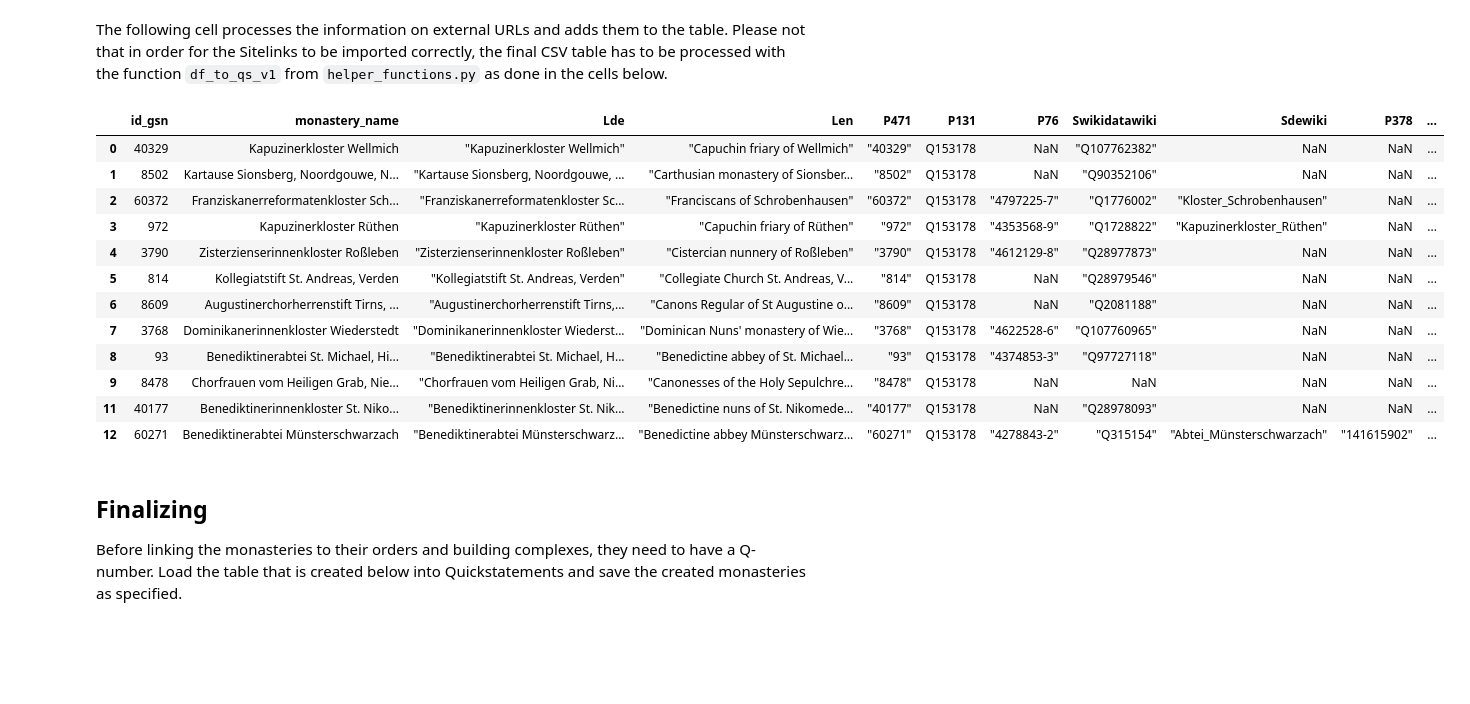
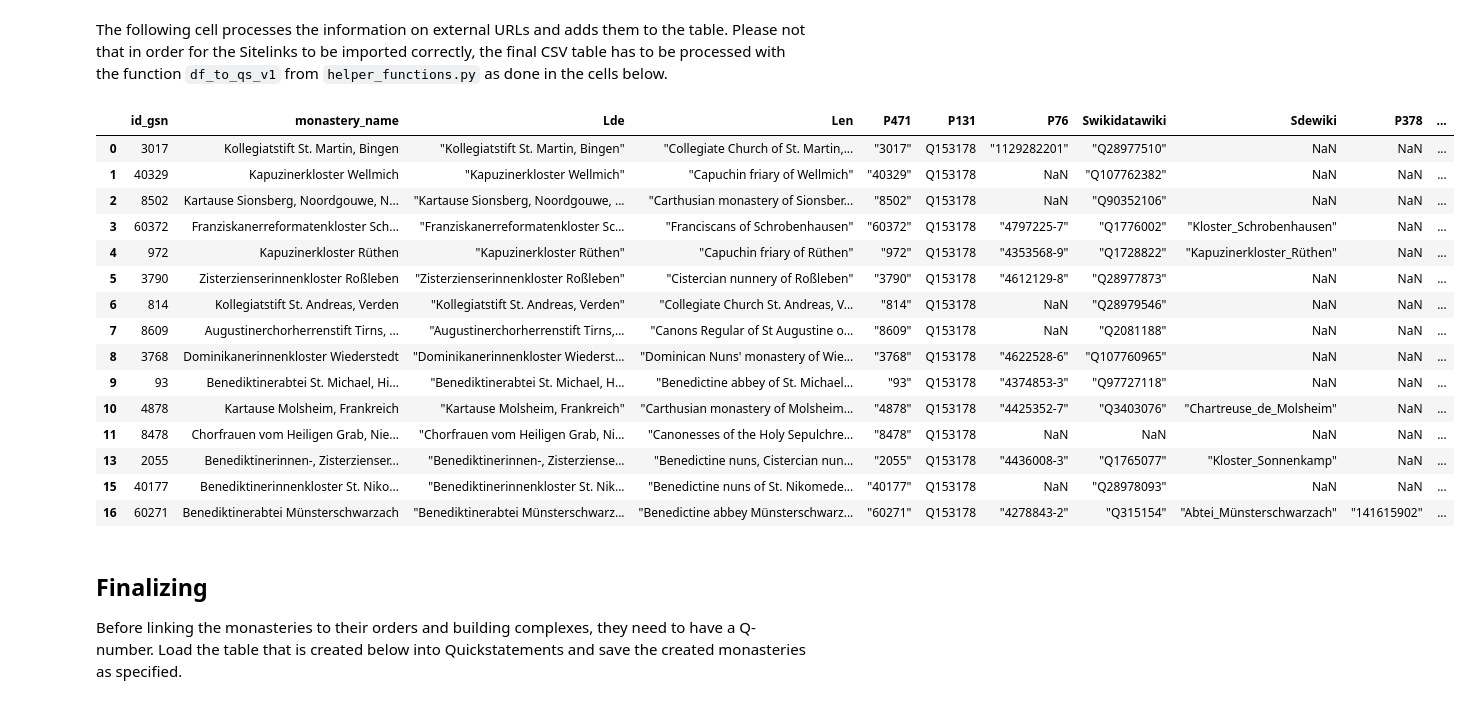
Before and after one commit to Germania-Sacra/DomVoc, a Jupyter notebook: 2 - Monasteries.ipynb, the cells around one changed output. Cells and saved outputs as stored; diff of their text form; code cells hidden in the pictures; blank space fills up the shorter version.

Commit message:
Sitelinks to Wikipedia Articles for Building Complexes

```diff
--- a/2 - Monasteries.ipynb
+++ b/2 - Monasteries.ipynb
@@ -15,7 +15,7 @@ import numpy as np
 First, the export files are loaded into [Dataframes](https://pandas.pydata.org/pandas-docs/stable/reference/api/pandas.DataFrame.html). The dataframes are stored in a dictionary with the keys as the filenames, for easier access.
 # %%
 # Load Access exports
-from helper_functions import load_files_from_folder
+from helper_functions import load_files_from_folder, query_factgrid
 
 export_files = load_files_from_folder("data/exports_monasteryDB", "xlsx")
 
@@ -23,8 +23,8 @@ export_files = load_files_from_folder("data/exports_monasteryDB", "xlsx")
 dataframes = {key: pd.read_excel(value) for key, value in export_files.items()}
 
 # Add dataframe for monasteries in factGrid (stored in a different directory)
-dataframes["building_complexes_in_factgrid"] = pd.read_csv("data/factgrid_data/building_complexes_in_factgrid.csv")
-dataframes["monasteries_in_factgrid"] = pd.read_csv("data/factgrid_data/monasteries_in_factgrid.csv")
+dataframes["building_complexes_in_factgrid"] = query_factgrid("building_complexes")
+dataframes["monasteries_in_factgrid"] = query_factgrid("monasteries")
 # Add translation data
 dataframes["translated"] = pd.read_csv("data/translation/translated.csv")
 # %% [markdown]
@@ -123,25 +135,28 @@ Other than for the building complexes, the monastery database provides a range o
 The following cell processes the information on external URLs and adds them to the table. Please not that in order for the Sitelinks to be imported correctly, the final CSV table has to be processed with the function `df_to_qs_v1` from `helper_functions.py` as done in the cells below.
 # %%
 gs_external_url_type_with_factgrid = dataframes["gs_external_url_type_with_factgrid"].dropna(subset="factgrid_property")
-url_factgrid = pd.merge(dataframes["gs_external_urls_monastery"], gs_external_url_type_with_factgrid, how="left", left_on="url_type_id", right_on="id_url_type")[["gsn_id", "url_value", "factgrid_property"]].dropna(subset="factgrid_property")
+url_factgrid = pd.merge(dataframes["gs_external_urls_monastery"], gs_external_url_type_with_factgrid, how="left", left_on="url_type_id", right_on="id_url_type")[["url_name_formatter","gsn_id", "url_value", "factgrid_property"]].dropna(subset="factgrid_property")
 for index, row in url_factgrid.iterrows():
-    if row["gsn_id"] in prepared_df["id_gsn"].values:
+    if row["gsn_id"] in prepared_df["id_gsn"].values and not "Wikipedia-Artikel zum Baudenkmal" in row["url_name_formatter"]:
         prepared_df.loc[prepared_df["id_gsn"] == row["gsn_id"], row["factgrid_property"]] = f'\"{row["url_value"]}\"'
 prepared_df
 # %% [output]
 |  | id_gsn | monastery_name | Lde | Len | P471 | P131 | P76 | Swikidatawiki | Sdewiki | P378 | ... |
-| 0 | 40329 | Kapuzinerkloster Wellmich | "Kapuzinerkloster Wellmich" | "Capuchin friary of Wellmich" | "40329" | Q153178 | NaN | "Q107762382" | NaN | NaN | ... |
-| 1 | 8502 | Kartause Sionsberg, Noordgouwe, N... | "Kartause Sionsberg, Noordgouwe, ... | "Carthusian monastery of Sionsber... | "8502" | Q153178 | NaN | "Q90352106" | NaN | NaN | ... |
-| 2 | 60372 | Franziskanerreformatenkloster Sch... | "Franziskanerreformatenkloster Sc... | "Franciscans of Schrobenhausen" | "60372" | Q153178 | "4797225-7" | "Q1776002" | "Kloster_Schrobenhausen" | NaN | ... |
-| 3 | 972 | Kapuzinerkloster Rüthen | "Kapuzinerkloster Rüthen" | "Capuchin friary of Rüthen" | "972" | Q153178 | "4353568-9" | "Q1728822" | "Kapuzinerkloster_Rüthen" | NaN | ... |
-| 4 | 3790 | Zisterzienserinnenkloster Roßleben | "Zisterzienserinnenkloster Roßleben" | "Cistercian nunnery of Roßleben" | "3790" | Q153178 | "4612129-8" | "Q28977873" | NaN | NaN | ... |
-| 5 | 814 | Kollegiatstift St. Andreas, Verden | "Kollegiatstift St. Andreas, Verden" | "Collegiate Church St. Andreas, V... | "814" | Q153178 | NaN | "Q28979546" | NaN | NaN | ... |
-| 6 | 8609 | Augustinerchorherrenstift Tirns, ... | "Augustinerchorherrenstift Tirns,... | "Canons Regular of St Augustine o... | "8609" | Q153178 | NaN | "Q2081188" | NaN | NaN | ... |
-| 7 | 3768 | Dominikanerinnenkloster Wiederstedt | "Dominikanerinnenkloster Wiederst... | "Dominican Nuns' monastery of Wie... | "3768" | Q153178 | "4622528-6" | "Q107760965" | NaN | NaN | ... |
-| 8 | 93 | Benediktinerabtei St. Michael, Hi... | "Benediktinerabtei St. Michael, H... | "Benedictine abbey of St. Michael... | "93" | Q153178 | "4374853-3" | "Q97727118" | NaN | NaN | ... |
-| 9 | 8478 | Chorfrauen vom Heiligen Grab, Nie... | "Chorfrauen vom Heiligen Grab, Ni... | "Canonesses of the Holy Sepulchre... | "8478" | Q153178 | NaN | NaN | NaN | NaN | ... |
-| 11 | 40177 | Benediktinerinnenkloster St. Niko... | "Benediktinerinnenkloster St. Nik... | "Benedictine nuns of St. Nikomede... | "40177" | Q153178 | NaN | "Q28978093" | NaN | NaN | ... |
-| 12 | 60271 | Benediktinerabtei Münsterschwarzach | "Benediktinerabtei Münsterschwarz... | "Benedictine abbey Münsterschwarz... | "60271" | Q153178 | "4278843-2" | "Q315154" | "Abtei_Münsterschwarzach" | "141615902" | ... |
+| 0 | 3017 | Kollegiatstift St. Martin, Bingen | "Kollegiatstift St. Martin, Bingen" | "Collegiate Church of St. Martin,... | "3017" | Q153178 | "1129282201" | "Q28977510" | NaN | NaN | ... |
+| 1 | 40329 | Kapuzinerkloster Wellmich | "Kapuzinerkloster Wellmich" | "Capuchin friary of Wellmich" | "40329" | Q153178 | NaN | "Q107762382" | NaN | NaN | ... |
+| 2 | 8502 | Kartause Sionsberg, Noordgouwe, N... | "Kartause Sionsberg, Noordgouwe, ... | "Carthusian monastery of Sionsber... | "8502" | Q153178 | NaN | "Q90352106" | NaN | NaN | ... |
+| 3 | 60372 | Franziskanerreformatenkloster Sch... | "Franziskanerreformatenkloster Sc... | "Franciscans of Schrobenhausen" | "60372" | Q153178 | "4797225-7" | "Q1776002" | "Kloster_Schrobenhausen" | NaN | ... |
+| 4 | 972 | Kapuzinerkloster Rüthen | "Kapuzinerkloster Rüthen" | "Capuchin friary of Rüthen" | "972" | Q153178 | "4353568-9" | "Q1728822" | "Kapuzinerkloster_Rüthen" | NaN | ... |
+| 5 | 3790 | Zisterzienserinnenkloster Roßleben | "Zisterzienserinnenkloster Roßleben" | "Cistercian nunnery of Roßleben" | "3790" | Q153178 | "4612129-8" | "Q28977873" | NaN | NaN | ... |
+| 6 | 814 | Kollegiatstift St. Andreas, Verden | "Kollegiatstift St. Andreas, Verden" | "Collegiate Church St. Andreas, V... | "814" | Q153178 | NaN | "Q28979546" | NaN | NaN | ... |
+| 7 | 8609 | Augustinerchorherrenstift Tirns, ... | "Augustinerchorherrenstift Tirns,... | "Canons Regular of St Augustine o... | "8609" | Q153178 | NaN | "Q2081188" | NaN | NaN | ... |
+| 8 | 3768 | Dominikanerinnenkloster Wiederstedt | "Dominikanerinnenkloster Wiederst... | "Dominican Nuns' monastery of Wie... | "3768" | Q153178 | "4622528-6" | "Q107760965" | NaN | NaN | ... |
+| 9 | 93 | Benediktinerabtei St. Michael, Hi... | "Benediktinerabtei St. Michael, H... | "Benedictine abbey of St. Michael... | "93" | Q153178 | "4374853-3" | "Q97727118" | NaN | NaN | ... |
+| 10 | 4878 | Kartause Molsheim, Frankreich | "Kartause Molsheim, Frankreich" | "Carthusian monastery of Molsheim... | "4878" | Q153178 | "4425352-7" | "Q3403076" | "Chartreuse_de_Molsheim" | NaN | ... |
+| 11 | 8478 | Chorfrauen vom Heiligen Grab, Nie... | "Chorfrauen vom Heiligen Grab, Ni... | "Canonesses of the Holy Sepulchre... | "8478" | Q153178 | NaN | NaN | NaN | NaN | ... |
+| 13 | 2055 | Benediktinerinnen-, Zisterzienser... | "Benediktinerinnen-, Zisterziense... | "Benedictine nuns, Cistercian nun... | "2055" | Q153178 | "4436008-3" | "Q1765077" | "Kloster_Sonnenkamp" | NaN | ... |
+| 15 | 40177 | Benediktinerinnenkloster St. Niko... | "Benediktinerinnenkloster St. Nik... | "Benedictine nuns of St. Nikomede... | "40177" | Q153178 | NaN | "Q28978093" | NaN | NaN | ... |
+| 16 | 60271 | Benediktinerabtei Münsterschwarzach | "Benediktinerabtei Münsterschwarz... | "Benedictine abbey Münsterschwarz... | "60271" | Q153178 | "4278843-2" | "Q315154" | "Abtei_Münsterschwarzach" | "141615902" | ... |
 # %% [markdown]
 ## Finalizing
 Before linking the monasteries to their orders and building complexes, they need to have a Q-number. Load the table that is created below into Quickstatements and save the created monasteries as specified.
```
Also changed, not shown: parts of 5 cells of this notebook, 1 other file.
